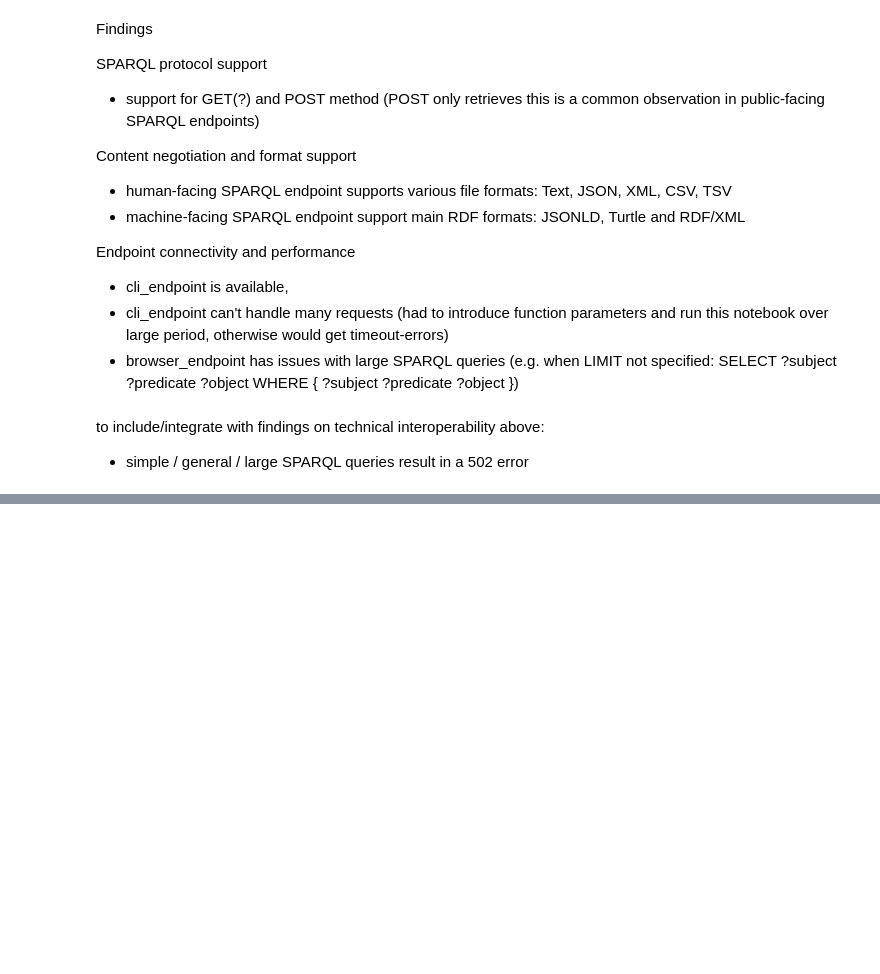
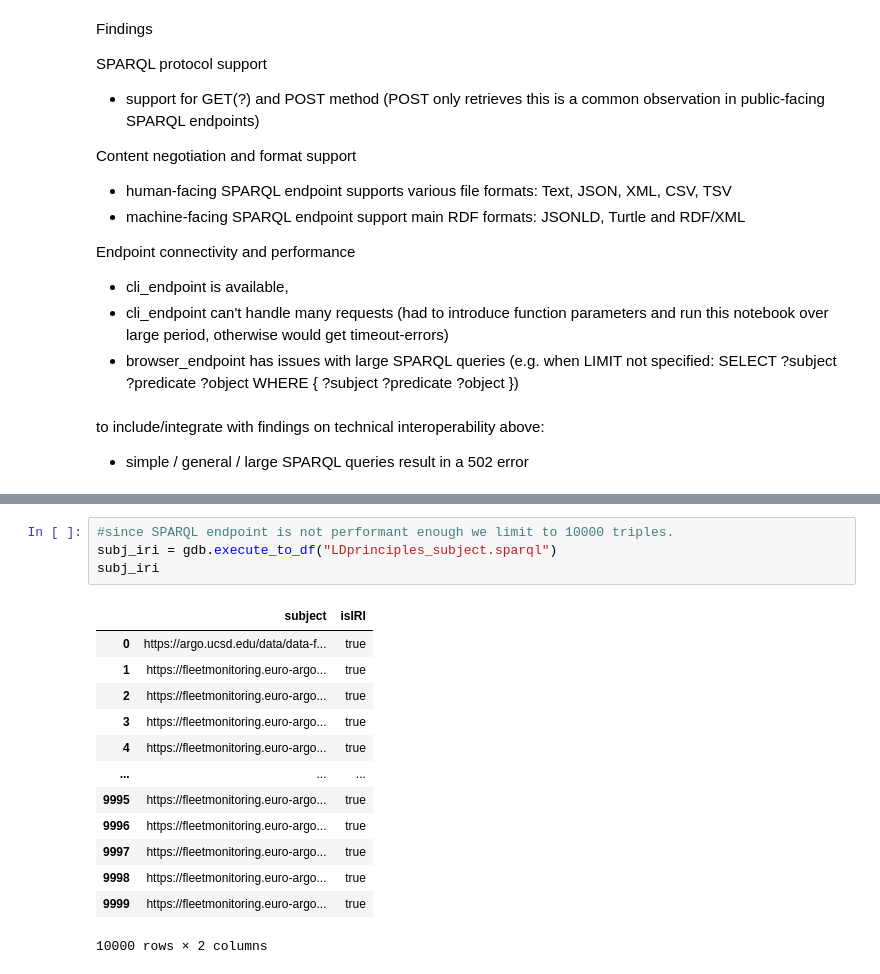
Before and after one commit to vliz-be-opsci/george-analysis, a Jupyter notebook: notebooks/interop_euroargo_sparqlendpoint.ipynb, the cells around one changed output, grey strips where cells are left out. Drawn from its saved outputs; the diff is of its cells as text; blank space fills up the shorter version.

```diff
--- a/notebooks/interop_euroargo_sparqlendpoint.ipynb
+++ b/notebooks/interop_euroargo_sparqlendpoint.ipynb
@@ -560,0 +537,18 @@ to include / integrate with findings on semantics interoperability above:
+# %%
+#since SPARQL endpoint is not performant enough we limit to 10000 triples.
+subj_iri = gdb.execute_to_df("LDprinciples_subject.sparql")
+subj_iri
+# %% [output]
+|  | subject | isIRI |
+| 0 | https://argo.ucsd.edu/data/data-f... | true |
+| 1 | https://fleetmonitoring.euro-argo... | true |
+| 2 | https://fleetmonitoring.euro-argo... | true |
+| 3 | https://fleetmonitoring.euro-argo... | true |
+| 4 | https://fleetmonitoring.euro-argo... | true |
+| ... | ... | ... |
+| 9995 | https://fleetmonitoring.euro-argo... | true |
+| 9996 | https://fleetmonitoring.euro-argo... | true |
+| 9997 | https://fleetmonitoring.euro-argo... | true |
+| 9998 | https://fleetmonitoring.euro-argo... | true |
+| 9999 | https://fleetmonitoring.euro-argo... | true |
+10000 rows × 2 columns
```
Also changed, not shown: parts of 44 cells of this notebook, 9 other files.
